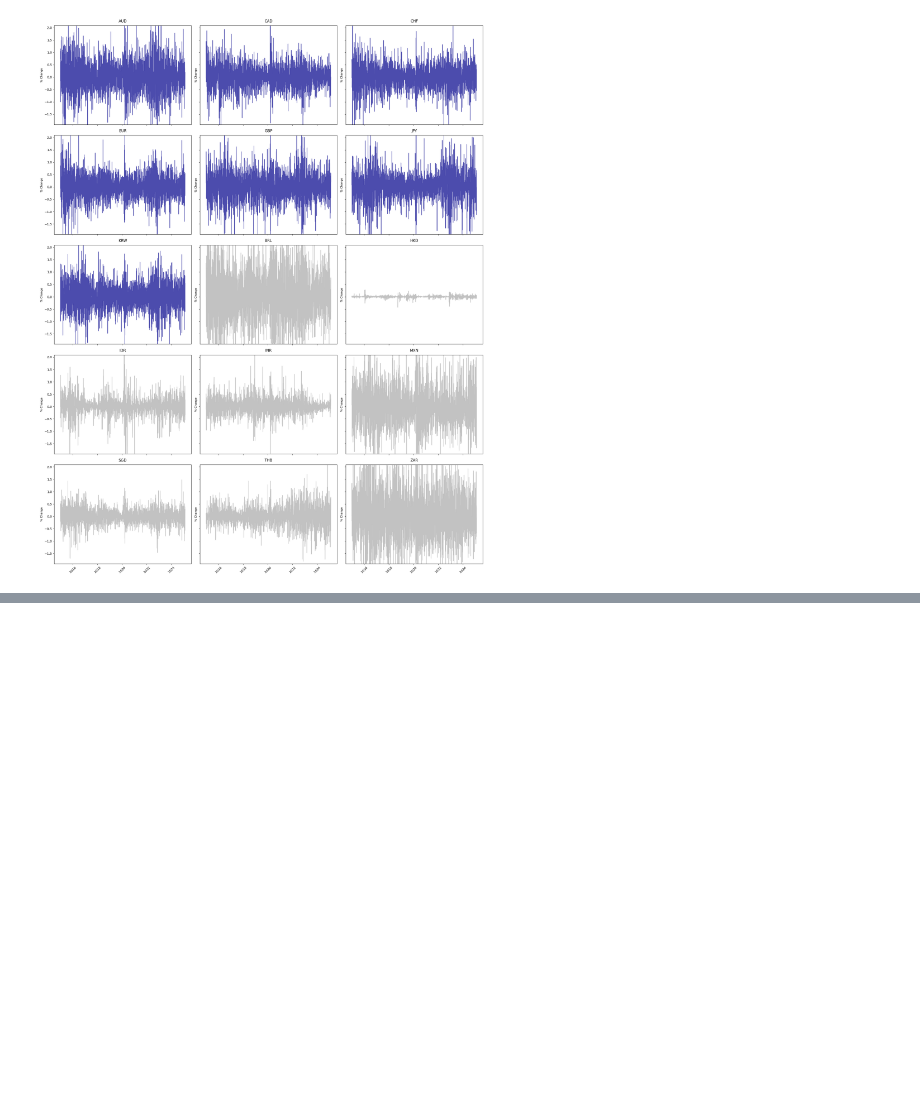
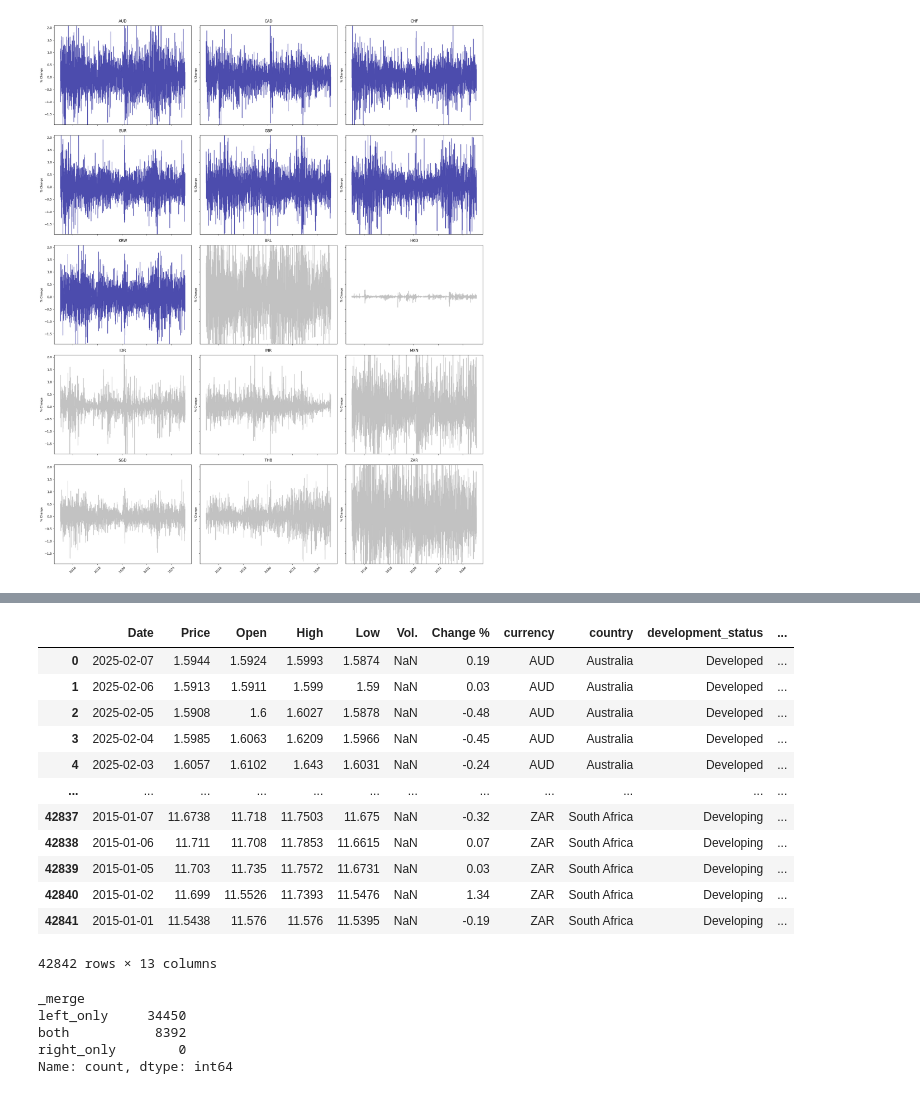
Before and after one commit to U1186204/Forex_Project, a Jupyter notebook: spwds_report_forex.ipynb, the cells around one changed output, grey strips where cells are left out. Cells and saved outputs as stored; diff of their text form; code cells hidden in the pictures; blank space fills up the shorter version.

```diff
--- a/spwds_report_forex.ipynb
+++ b/spwds_report_forex.ipynb
@@ -167,0 +210,10 @@ plt.show()
+# %%
+tweets["foreign_policy_category"].value_counts()
+# Adding Deals, Sanctions, Tariifs
+# deals = tweets[tweets['foreign_policy_category'] == 'Deals']
+# deals
+
+tweet_treatment = tweets[
+    tweets["foreign_policy_category"].isin(["Deals", "Tariffs", "Sanctions"])
+].copy()
+tweet_treatment
@@ -167,0 +234,16 @@ plt.show()
+# %%
+tweet_treatment = tweet_treatment[["date", "foreign_policy_category"]]
+
+print(tweet_treatment.shape)
+tweet_treatment["date"] = pd.to_datetime(tweet_treatment["date"], errors="coerce")
+tweet_treatment["day_of_week"] = tweet_treatment["date"].dt.day_name()
+print(tweet_treatment.shape)
+
+
+# add 1 to date if sunday, 2 if saturday
+# Shift dates for weekend tweets
+tweet_treatment["date"] += (
+    tweet_treatment["day_of_week"]
+    .map({"Sunday": pd.Timedelta(days=1), "Saturday": pd.Timedelta(days=2)})
+    .fillna(pd.Timedelta(days=0))
+)
@@ -167,0 +268,41 @@ plt.show()
+# %%
+tweet_treatment = tweet_treatment[["date", "foreign_policy_category"]]
+# %%
+# Clean time before merge
+tweet_treatment["date"] = tweet_treatment["date"].dt.strftime("%Y-%m-%d")
+df_forex["Date"] = df_forex["Date"].dt.strftime("%Y-%m-%d")
+
+
+merge = pd.merge(
+    df_forex,
+    tweet_treatment,
+    how="left",
+    left_on="Date",
+    right_on="date",
+    indicator=True,
+)
+
+merge
+# Left only means that the tweet date is not in the forex data
+# %% [output]
+|  | Date | Price | Open | High | Low | Vol. | Change % | currency | country | development_status | ... |
+| 0 | 2025-02-07 | 1.5944 | 1.5924 | 1.5993 | 1.5874 | NaN | 0.19 | AUD | Australia | Developed | ... |
+| 1 | 2025-02-06 | 1.5913 | 1.5911 | 1.599 | 1.59 | NaN | 0.03 | AUD | Australia | Developed | ... |
+| 2 | 2025-02-05 | 1.5908 | 1.6 | 1.6027 | 1.5878 | NaN | -0.48 | AUD | Australia | Developed | ... |
+| 3 | 2025-02-04 | 1.5985 | 1.6063 | 1.6209 | 1.5966 | NaN | -0.45 | AUD | Australia | Developed | ... |
+| 4 | 2025-02-03 | 1.6057 | 1.6102 | 1.643 | 1.6031 | NaN | -0.24 | AUD | Australia | Developed | ... |
+| ... | ... | ... | ... | ... | ... | ... | ... | ... | ... | ... | ... |
+| 42837 | 2015-01-07 | 11.6738 | 11.718 | 11.7503 | 11.675 | NaN | -0.32 | ZAR | South Africa | Developing | ... |
+| 42838 | 2015-01-06 | 11.711 | 11.708 | 11.7853 | 11.6615 | NaN | 0.07 | ZAR | South Africa | Developing | ... |
+| 42839 | 2015-01-05 | 11.703 | 11.735 | 11.7572 | 11.6731 | NaN | 0.03 | ZAR | South Africa | Developing | ... |
+| 42840 | 2015-01-02 | 11.699 | 11.5526 | 11.7393 | 11.5476 | NaN | 1.34 | ZAR | South Africa | Developing | ... |
+| 42841 | 2015-01-01 | 11.5438 | 11.576 | 11.576 | 11.5395 | NaN | -0.19 | ZAR | South Africa | Developing | ... |
+42842 rows × 13 columns
+# %%
+merge["_merge"].value_counts()
+# %% [output]
+_merge
+left_only     34450
+both           8392
+right_only        0
+Name: count, dtype: int64
```
Also changed, not shown: parts of 32 cells of this notebook, 2 other files.
